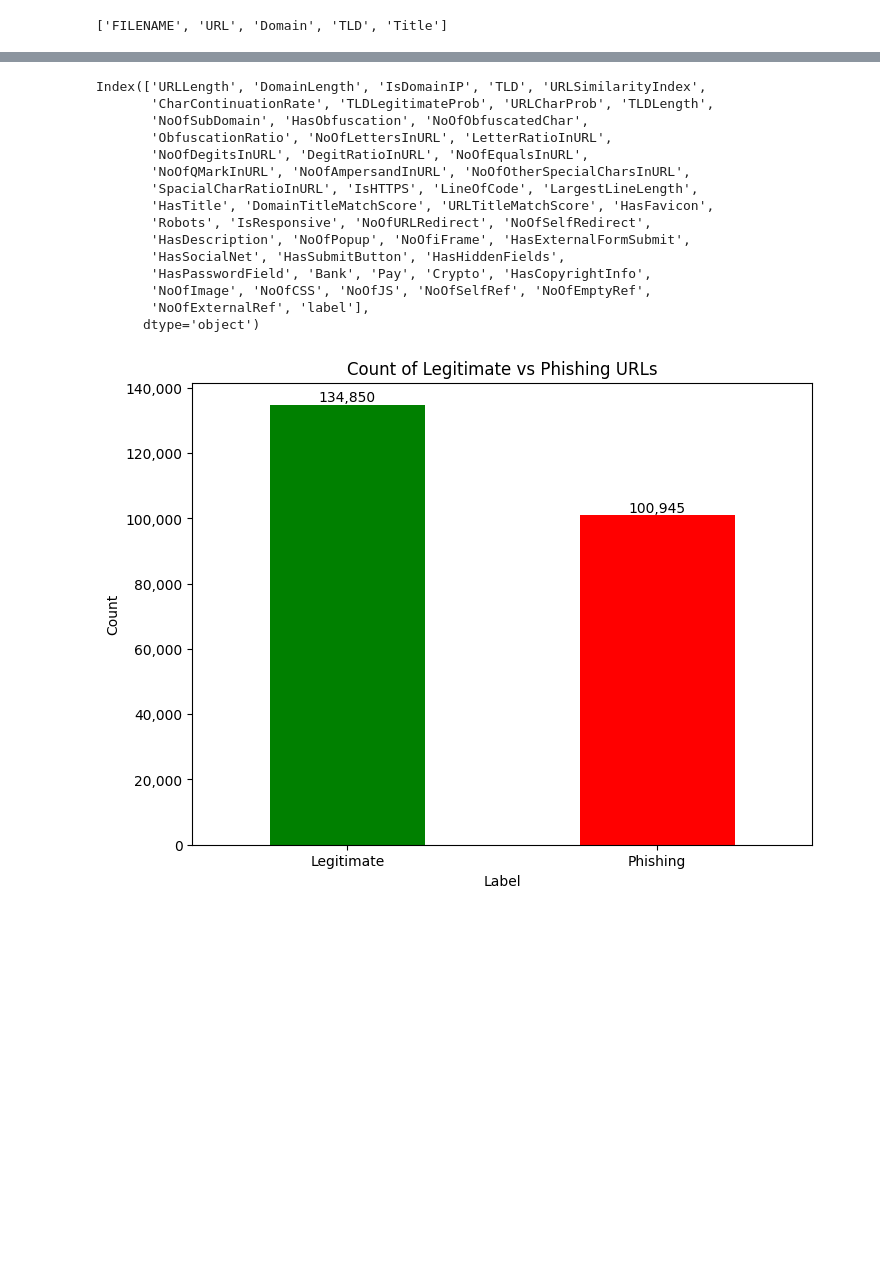
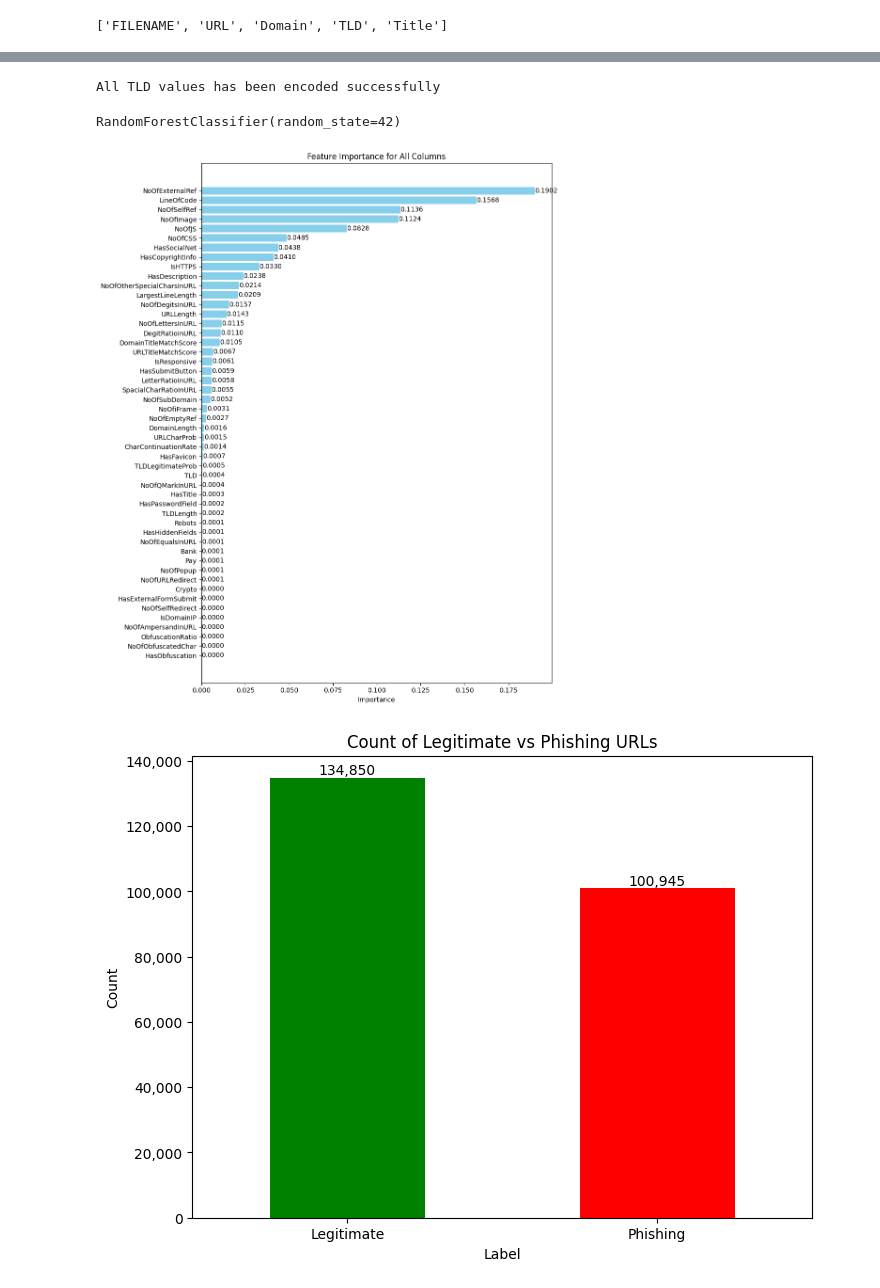
Before and after one commit to cybercoded/phishsighter, a Jupyter notebook: final-notebook.ipynb, the cells around one changed output, grey strips where cells are left out. Saved outputs shown, nothing was run; the diff lists cells and outputs as text; code cells hidden in the pictures; blank space fills up the shorter version.

```diff
--- a/final-notebook.ipynb
+++ b/final-notebook.ipynb
@@ -82,19 +46,61 @@ message
-# %%
-df.columns
-# %% [output]
-Index(['URLLength', 'DomainLength', 'IsDomainIP', 'TLD', 'URLSimilarityIndex',
-       'CharContinuationRate', 'TLDLegitimateProb', 'URLCharProb', 'TLDLength',
-       'NoOfSubDomain', 'HasObfuscation', 'NoOfObfuscatedChar',
-       'ObfuscationRatio', 'NoOfLettersInURL', 'LetterRatioInURL',
-       'NoOfDegitsInURL', 'DegitRatioInURL', 'NoOfEqualsInURL',
-       'NoOfQMarkInURL', 'NoOfAmpersandInURL', 'NoOfOtherSpecialCharsInURL',
-       'SpacialCharRatioInURL', 'IsHTTPS', 'LineOfCode', 'LargestLineLength',
-       'HasTitle', 'DomainTitleMatchScore', 'URLTitleMatchScore', 'HasFavicon',
-       'Robots', 'IsResponsive', 'NoOfURLRedirect', 'NoOfSelfRedirect',
-       'HasDescription', 'NoOfPopup', 'NoOfiFrame', 'HasExternalFormSubmit',
-       'HasSocialNet', 'HasSubmitButton', 'HasHiddenFields',
-       'HasPasswordField', 'Bank', 'Pay', 'Crypto', 'HasCopyrightInfo',
-       'NoOfImage', 'NoOfCSS', 'NoOfJS', 'NoOfSelfRef', 'NoOfEmptyRef',
-       'NoOfExternalRef', 'label'],
-      dtype='object')
+# %%
+# Import LabelEncoder
+from sklearn.preprocessing import LabelEncoder
+
+# Convert the 'TLD' column using label encoding since it's categorical
+label_encoder = LabelEncoder()
+df['TLD'] = label_encoder.fit_transform(df['TLD'])
+
+print("All TLD values has been encoded successfully")
+# %% [output]
+All TLD values has been encoded successfully
+# %%
+from sklearn.model_selection import train_test_split, cross_val_predict
+
+# Prepare features (X) and labels (y)
+X = df.drop(columns=['label'])  # Drop the target label (adjust columns as needed)
+y = df['label']  # Target label
+
+# Split the dataset into training and testing sets
+X_train, X_test, y_train, y_test = train_test_split(X, y, test_size=0.2, random_state=42)
+# %%
+from sklearn.ensemble import RandomForestClassifier
+import matplotlib.pyplot as plt
+
+# Train a Random Forest Classifier
+model = RandomForestClassifier(random_state=42)
+model.fit(X_train, y_train)
+# %% [output]
+RandomForestClassifier(random_state=42)
+# %%
+# Extracting feature importances
+feature_importances = model.feature_importances_
+
+# Creating a DataFrame for feature importance and sorting by importance
+features_df = pd.DataFrame({
+    'Feature': X.columns,
+    'Importance': feature_importances
+}).sort_values(by='Importance', ascending=False)
+
+# Creating a DataFrame for feature importance and sorting by importance
+features_df = pd.DataFrame({
+    'Feature': X.columns,
+    'Importance': feature_importances
+}).sort_values(by='Importance', ascending=False)
+
+# Plotting all features with numerical labels on the bars
+plt.figure(figsize=(10, 12))
+bars = plt.barh(features_df['Feature'], features_df['Importance'], color='skyblue')
+
+# Adding the importance values as labels on the bars
+for bar in bars:
+    plt.text(bar.get_width(), bar.get_y() + bar.get_height()/2, f'{bar.get_width():.4f}', va='center')
+
+plt.xlabel('Importance')
+plt.title('Feature Importance for All Columns')
+plt.gca().invert_yaxis()  # Invert y-axis to display the highest importance at the top
+plt.tight_layout()
+plt.show()
+# %% [output]
+[figure, added]
 # %%
```
Also changed, not shown: parts of 26 cells of this notebook, 5 other files.
